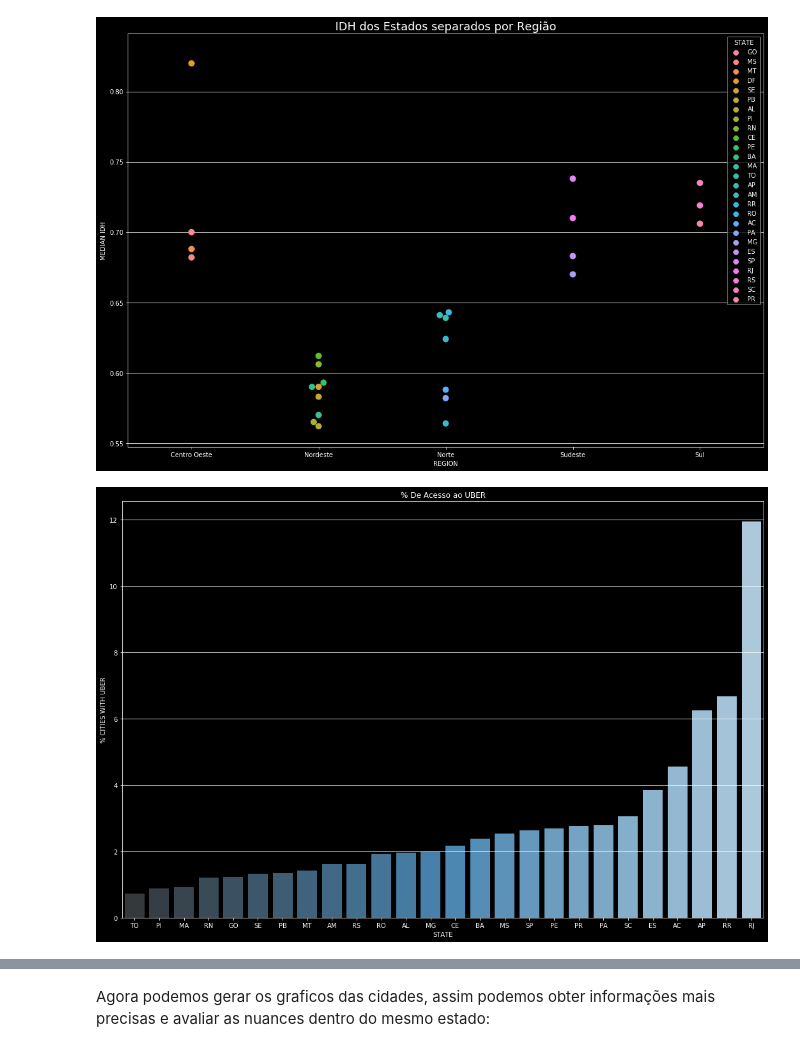
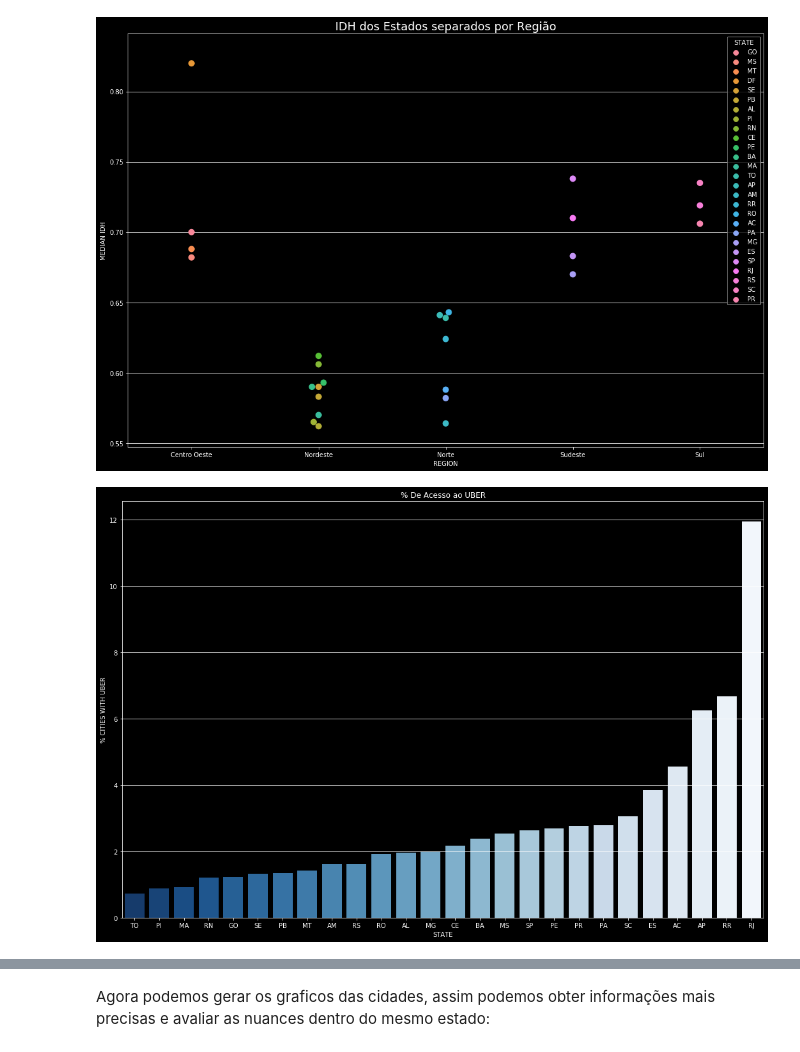
Before and after one commit to Igor-Arantes/Analise_municipios_brasileiros, a Jupyter notebook: Analise dos Municipios Brasileiros.ipynb, the cells around one changed output, grey strips where cells are left out. Saved outputs shown, nothing was run; the diff lists cells and outputs as text; code cells hidden in the pictures.

```diff
--- a/Analise dos Municipios Brasileiros.ipynb
+++ b/Analise dos Municipios Brasileiros.ipynb
@@ -38,3 +38,4 @@ cities_dataframe
 cities_dataframe.fillna(0, inplace=True)
 bolean_dict = {0:False,1:True}
 cities_dataframe['CAPITAL'].replace(bolean_dict,inplace=True)
+cities_dataframe['AREA']=cities_dataframe['AREA'].fillna(0)
@@ -56,0 +42,9 @@ cities_dataframe
+# %%
+for row in range(len(cities_dataframe)):
+    try:
+        cities_dataframe['AREA'].loc[row] = cities_dataframe['AREA'].loc[row].replace(",","")
+    except:
+        print(cities_dataframe[['AREA']].loc[row])
+
+
+cities_dataframe['AREA'] = pd.to_numeric(cities_dataframe['AREA'], downcast='float')
@@ -165,11 +170,11 @@ plt.grid(axis='y',linestyle='-')
 # %%
 plt.figure(figsize=(18,12))
 plt.title("% De Acesso ao UBER")
-sns.barplot(x='STATE', y='% CITIES WITH UBER', data=state_dataframe.drop([26]).sort_values(by=['% CITIES WITH UBER']),palette="Blues_d")
+sns.barplot(x='STATE', y='% CITIES WITH UBER', data=state_dataframe.drop([26]).sort_values(by=['% CITIES WITH UBER']),palette="Blues_r")
 plt.grid(axis='y',linestyle='-')
 plt.show()
 # %% [output]
-[figure, old version]
+[figure, new version]
 # %%
 plt.figure(figsize=(18,12))
 plt.title("% De Acesso ao Mac Donalds")
```
Also changed, not shown: parts of 16 cells of this notebook.
